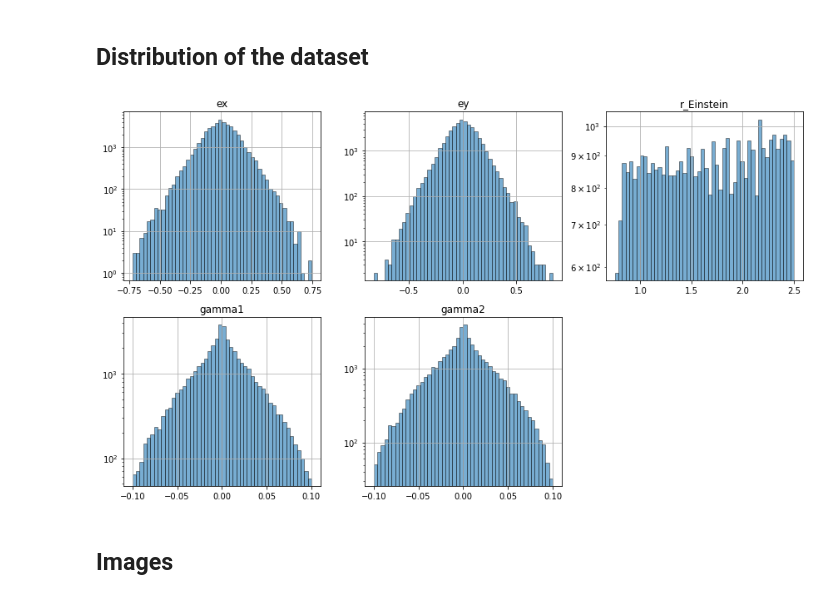
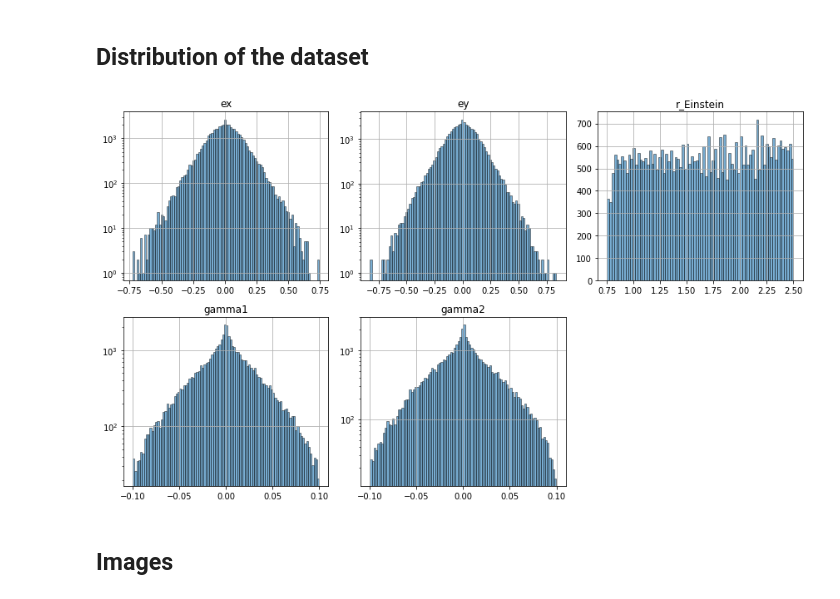
Before and after one commit to matthbatt/Deep-learning-gravitational-lensing, a Jupyter notebook: lensing_UNet_ResNet.ipynb, the cells around one changed output. Saved outputs shown, nothing was run; the diff lists cells and outputs as text; code cells hidden in the pictures.

```diff
--- a/lensing_UNet_ResNet.ipynb
+++ b/lensing_UNet_ResNet.ipynb
@@ -54,23 +54,26 @@ df['gamma2'] = np.sin(2 * df.shear_PA) * df.shear
 # %%
 import matplotlib.pyplot as plt
 
 fig, axes = plt.subplots(2, 3, figsize=(12, 7))
 axes = axes.flatten()
 columns = ["ex", "ey", "r_Einstein", "gamma1", "gamma2"]
 
 for i, col in enumerate(columns):
-    axes[i].hist(df[col], bins=50, alpha=0.6, log=True, edgecolor='black',linewidth=0.7)
+    if columns[i] == 'r_Einstein':
+        axes[i].hist(df[col], bins=80, alpha=0.6, edgecolor='black',linewidth=0.7)
+    else:
+        axes[i].hist(df[col], bins=100, alpha=0.6, log = True, edgecolor='black',linewidth=0.7)
     axes[i].set_title(col)
     axes[i].grid(True)
 
 # axes[-2].axis("off")
 axes[-1].axis("off")
 
 plt.tight_layout()
 plt.savefig("/net/CLUSTER/VAULT/users/mbatt/gravitational_lensing/plots/Dataset_histograms.png", dpi=300, bbox_inches="tight")
 plt.show()
 # %% [output]
-[figure, old version]
+[figure, new version]
 # %% [markdown]
 ## Images
 # %%
```
Also changed, not shown: parts of 19 cells of this notebook, 5 other files.
